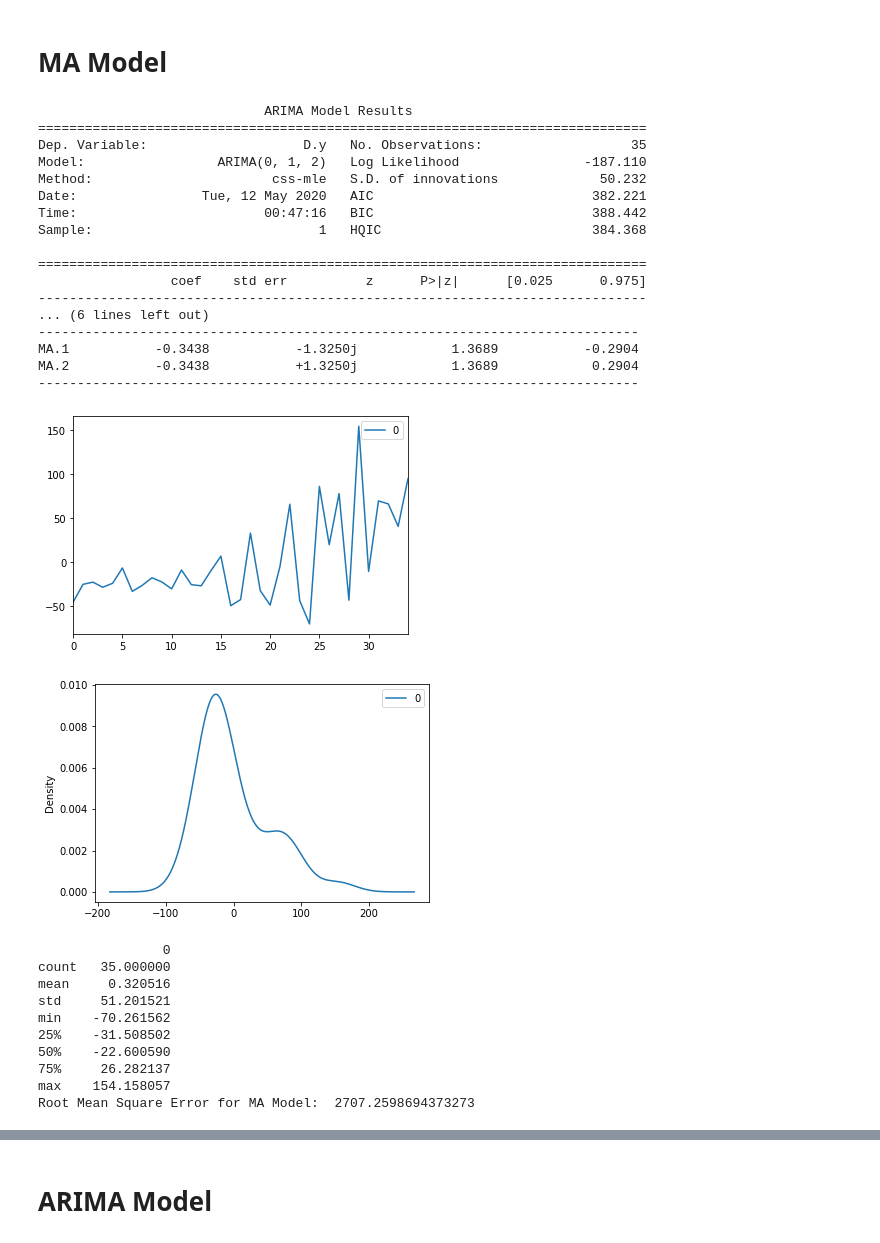
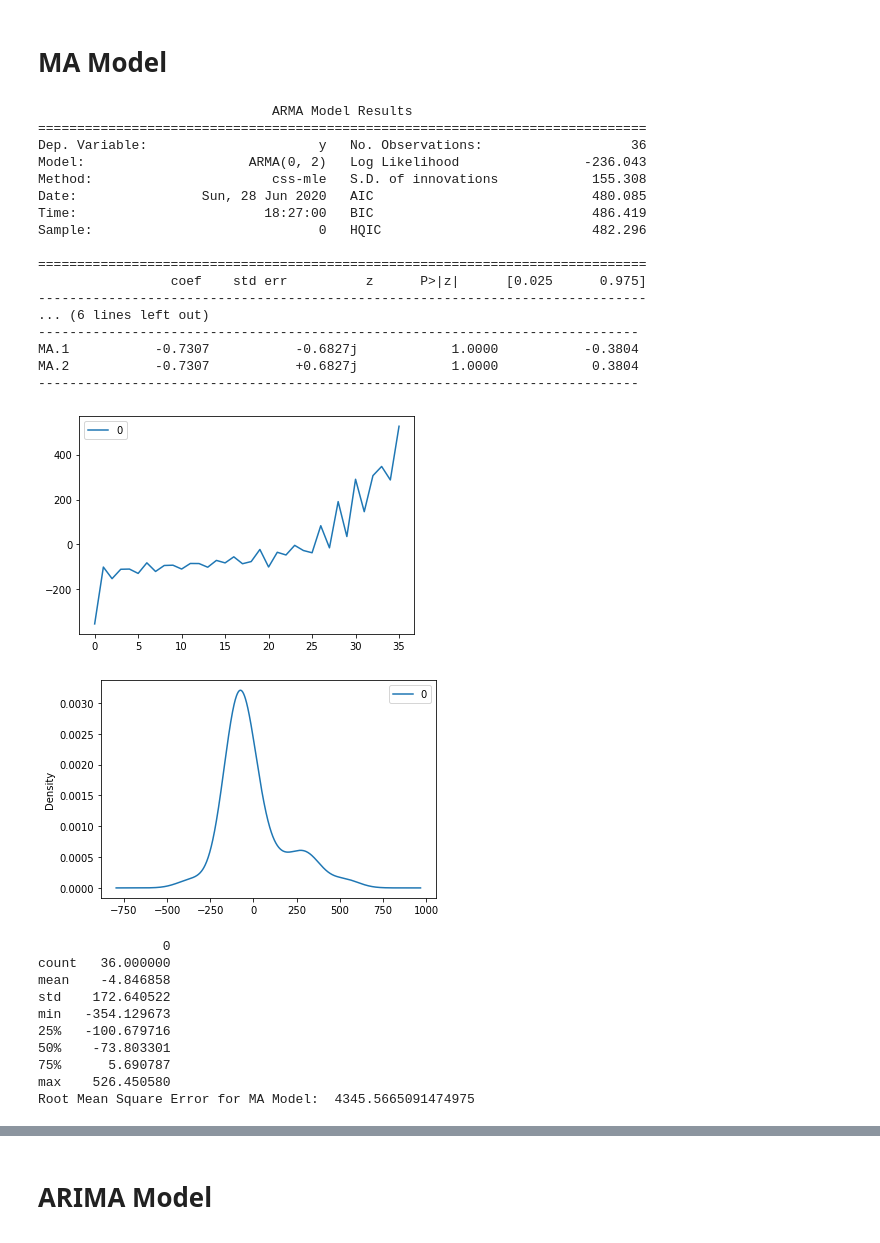
Before and after one commit to sharmi1206/covid-19-analysis, a Jupyter notebook: covid-19-tseries-pred.ipynb, the cells around one changed output, grey strips where cells are left out. Cells and saved outputs as stored; diff of their text form; code cells hidden in the pictures.

Commit message:
Making ARIMA/SARIMA changes

```diff
--- a/covid-19-tseries-pred.ipynb
+++ b/covid-19-tseries-pred.ipynb
@@ -880,6 +881,6 @@ from statsmodels.tsa.arima_model import ARIMA
 from statsmodels.graphics.tsaplots import plot_acf,plot_pacf
 # %%
-model_ar = ARIMA(trainActiveCases, order=(2, 1, 0))
+model_ar = ARIMA(trainActiveCases, order=(2, 0, 0))
 model_ar_fit = model_ar.fit()
 
 prediction_ar=model_ar_fit.forecast(len(validActiveCases))[0]
@@ -962,52 +979,52 @@ validActiveCases=totActiveCases[int(df_per_State_features.shape[0]*0.70):]
 train_dates = df_per_State_features['Date'].iloc[:int(df_per_State_sel_features.shape[0]*0.70)].values
 valid_dates = df_per_State_features['Date'].iloc[int(df_per_State_sel_features.shape[0]*0.70):].values
 # %%
-model_ma = ARIMA(trainActiveCases, order=(0, 1, 2))
+model_ma = ARIMA(trainActiveCases, order=(0, 0, 2))
 model_ma_fit = model_ma.fit()
 
 prediction_ma=model_ma_fit.forecast(len(validActiveCases))[0]
 
 print(model_ma_fit.summary())
 # plot residual errors
 residuals = pd.DataFrame(model_ma_fit.resid)
 residuals.plot()
 plt.show()
 residuals.plot(kind='kde')
 plt.show()
 print(residuals.describe())
 
 model_scores.append(np.sqrt(mean_squared_error(validActiveCases,prediction_ma)))
 print("Root Mean Square Error for MA Model: ",np.sqrt(mean_squared_error(validActiveCases,prediction_ma)))
 # %% [output]
-                             ARIMA Model Results
+                              ARMA Model Results
 ==============================================================================
-Dep. Variable:                    D.y   No. Observations:                   35
-Model:                 ARIMA(0, 1, 2)   Log Likelihood                -187.110
-Method:                       css-mle   S.D. of innovations             50.232
-Date:                Tue, 12 May 2020   AIC                            382.221
-Time:                        00:47:16   BIC                            388.442
-Sample:                             1   HQIC                           384.368
+Dep. Variable:                      y   No. Observations:                   36
+Model:                     ARMA(0, 2)   Log Likelihood                -236.043
+Method:                       css-mle   S.D. of innovations            155.308
+Date:                Sun, 28 Jun 2020   AIC                            480.085
+Time:                        18:27:00   BIC                            486.419
+Sample:                             0   HQIC                           482.296
 
 ==============================================================================
                  coef    std err          z      P>|z|      [0.025      0.975]
 ------------------------------------------------------------------------------
 ... (6 lines left out)
 -----------------------------------------------------------------------------
-MA.1           -0.3438           -1.3250j            1.3689           -0.2904
-MA.2           -0.3438           +1.3250j            1.3689            0.2904
+MA.1           -0.7307           -0.6827j            1.0000           -0.3804
+MA.2           -0.7307           +0.6827j            1.0000            0.3804
 -----------------------------------------------------------------------------
-[figure, old version]
+[figure, new version]
-[figure, old version]
+[figure, new version]
                 0
-count   35.000000
-mean     0.320516
-std     51.201521
-min    -70.261562
-25%    -31.508502
-50%    -22.600590
-75%     26.282137
-max    154.158057
-Root Mean Square Error for MA Model:  2707.2598694373273
+count   36.000000
+mean    -4.846858
+std    172.640522
+min   -354.129673
+25%   -100.679716
+50%    -73.803301
+75%      5.690787
+max    526.450580
+Root Mean Square Error for MA Model:  4345.5665091474975
 # %%
 index= pd.date_range(start=train_dates[0], periods=len(train_dates), freq='D')
 valid_index = pd.date_range(start=valid_dates[0], periods=len(valid_dates), freq='D')
```
Also changed, not shown: parts of 70 cells of this notebook.
